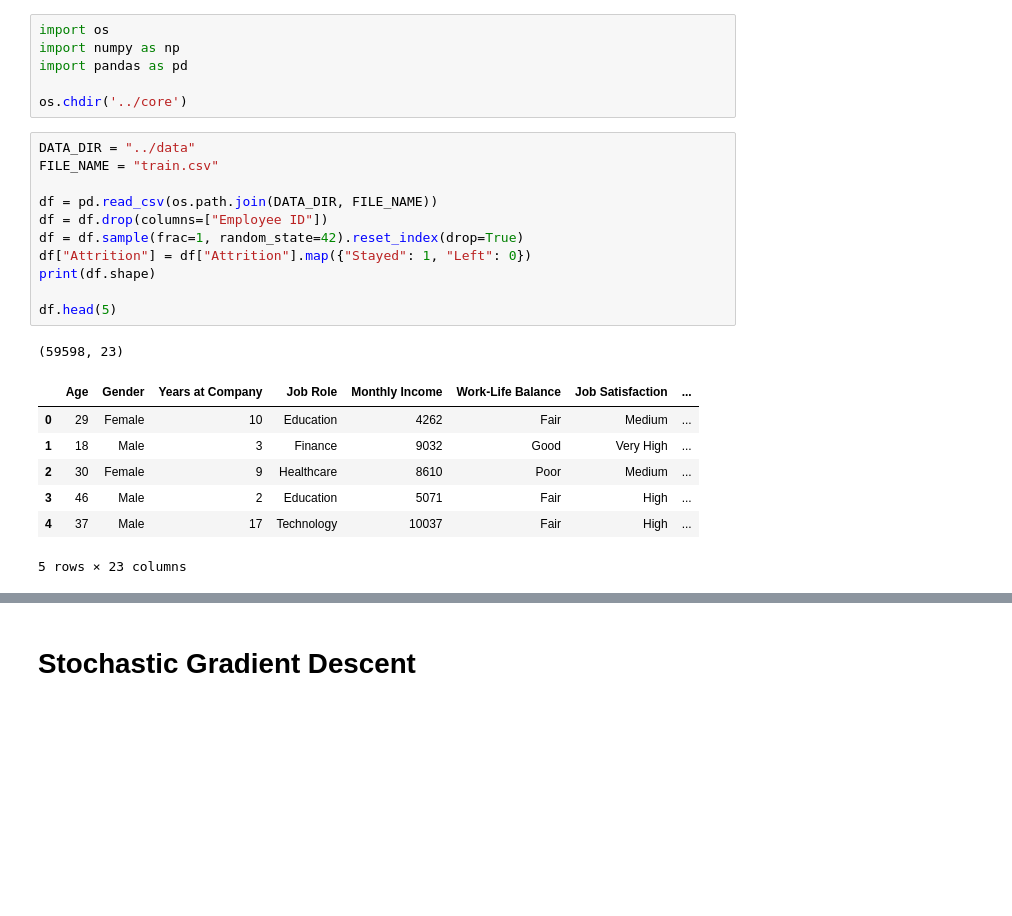
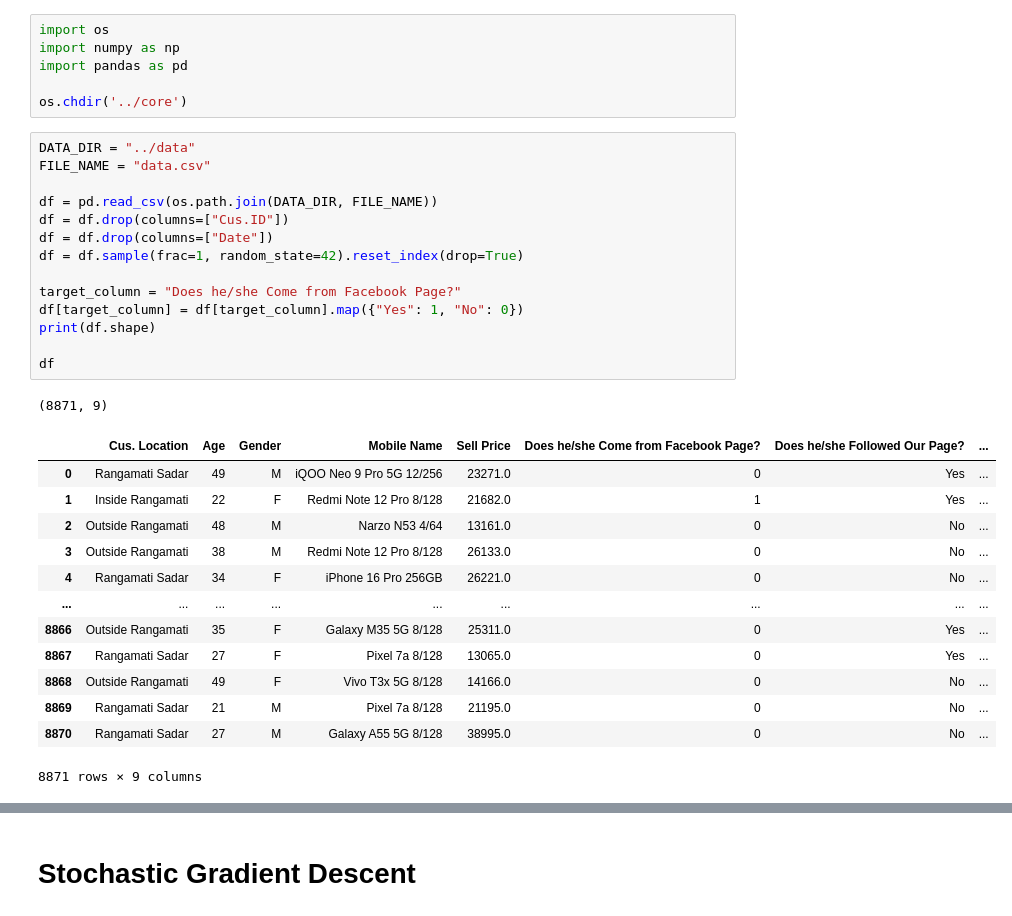
Before and after one commit to Bunrealbo/optimization-advange, a Jupyter notebook: nbs/Demo SGD.ipynb, the cells around one changed output, grey strips where cells are left out. Drawn from its saved outputs; the diff is of its cells as text; blank space fills up the shorter version.

```diff
--- a/nbs/Demo SGD.ipynb
+++ b/nbs/Demo SGD.ipynb
@@ -6,22 +6,31 @@ import pandas as pd
 os.chdir('../core')
 # %%
 DATA_DIR = "../data"
-FILE_NAME = "train.csv"
+FILE_NAME = "data.csv"
 
 df = pd.read_csv(os.path.join(DATA_DIR, FILE_NAME))
-df = df.drop(columns=["Employee ID"])
+df = df.drop(columns=["Cus.ID"])
+df = df.drop(columns=["Date"])
 df = df.sample(frac=1, random_state=42).reset_index(drop=True)
-df["Attrition"] = df["Attrition"].map({"Stayed": 1, "Left": 0})
+
+target_column = "Does he/she Come from Facebook Page?"
+df[target_column] = df[target_column].map({"Yes": 1, "No": 0})
 print(df.shape)
 
-df.head(5)
+df
 # %% [output]
-(59598, 23)
+(8871, 9)
-|  | Age | Gender | Years at Company | Job Role | Monthly Income | Work-Life Balance | Job Satisfaction | ... |
-| 0 | 29 | Female | 10 | Education | 4262 | Fair | Medium | ... |
-| 1 | 18 | Male | 3 | Finance | 9032 | Good | Very High | ... |
-| 2 | 30 | Female | 9 | Healthcare | 8610 | Poor | Medium | ... |
-| 3 | 46 | Male | 2 | Education | 5071 | Fair | High | ... |
-| 4 | 37 | Male | 17 | Technology | 10037 | Fair | High | ... |
+|  | Cus. Location | Age | Gender | Mobile Name | Sell Price | Does he/she Come from Facebook Page? | Does he/she Followed Our Page? | ... |
+| 0 | Rangamati Sadar | 49 | M | iQOO Neo 9 Pro 5G 12/256 | 23271.0 | 0 | Yes | ... |
+| 1 | Inside Rangamati | 22 | F | Redmi Note 12 Pro 8/128 | 21682.0 | 1 | Yes | ... |
+| 2 | Outside Rangamati | 48 | M | Narzo N53 4/64 | 13161.0 | 0 | No | ... |
+| 3 | Outside Rangamati | 38 | M | Redmi Note 12 Pro 8/128 | 26133.0 | 0 | No | ... |
+| 4 | Rangamati Sadar | 34 | F | iPhone 16 Pro 256GB | 26221.0 | 0 | No | ... |
+| ... | ... | ... | ... | ... | ... | ... | ... | ... |
+| 8866 | Outside Rangamati | 35 | F | Galaxy M35 5G 8/128 | 25311.0 | 0 | Yes | ... |
+| 8867 | Rangamati Sadar | 27 | F | Pixel 7a 8/128 | 13065.0 | 0 | Yes | ... |
+| 8868 | Outside Rangamati | 49 | F | Vivo T3x 5G 8/128 | 14166.0 | 0 | No | ... |
+| 8869 | Rangamati Sadar | 21 | M | Pixel 7a 8/128 | 21195.0 | 0 | No | ... |
+| 8870 | Rangamati Sadar | 27 | M | Galaxy A55 5G 8/128 | 38995.0 | 0 | No | ... |
-5 rows × 23 columns
+8871 rows × 9 columns
 # %%
```
Also changed, not shown: parts of 5 cells of this notebook, 23 other files.
